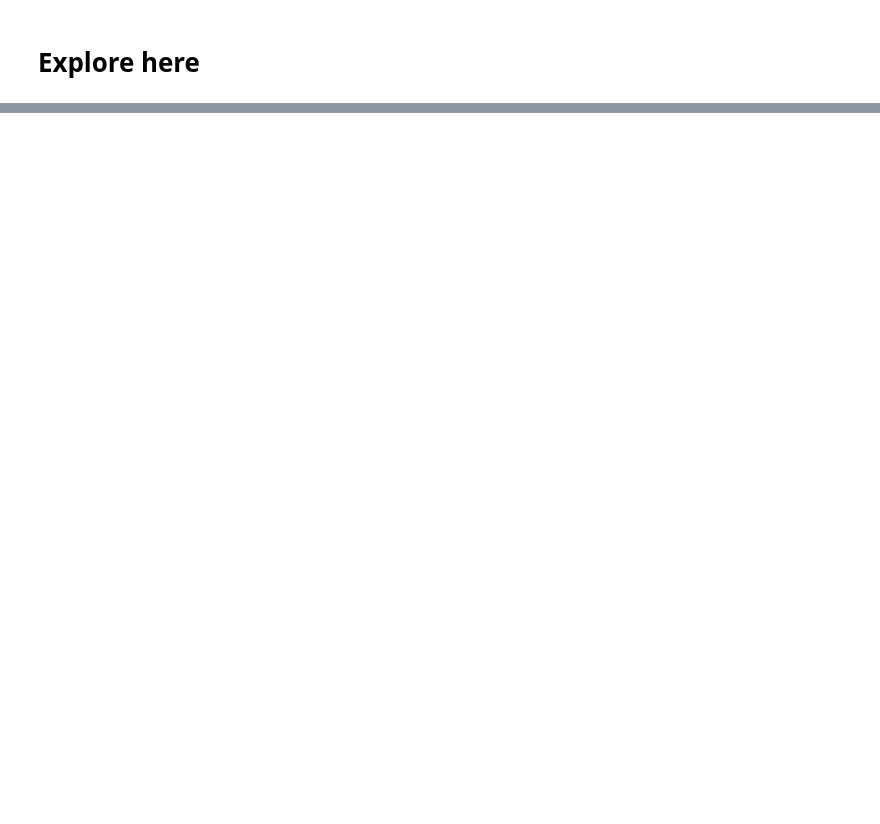
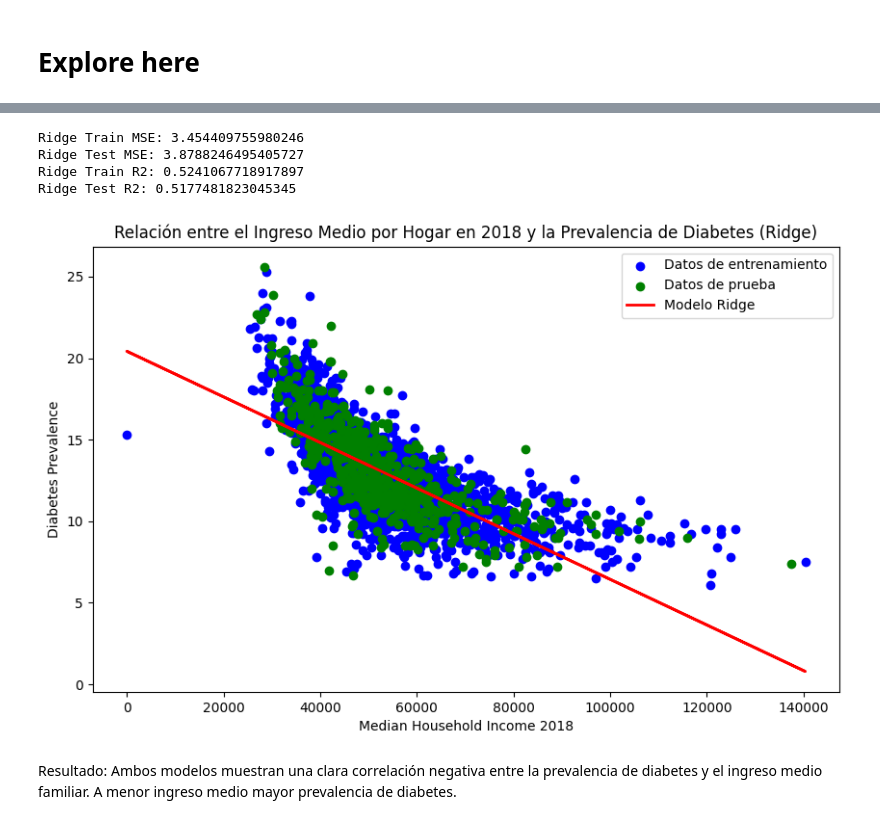
Before and after one commit to 4GeeksAcademy/Regresion_Lineal_Regularizada, a Jupyter notebook: src/explore.ipynb, the cells around one changed output, grey strips where cells are left out. Cells and saved outputs as stored; diff of their text form; code cells hidden in the pictures; blank space fills up the shorter version.

```diff
--- a/src/explore.ipynb
+++ b/src/explore.ipynb
@@ -36,0 +111,30 @@ memory usage: 2.6+ MB
+# %%
+from sklearn.linear_model import Ridge
+
+# Modelo Ridge
+ridge_model = Ridge(alpha=0.1, max_iter=300)
+ridge_model.fit(X_train_scaled, y_train)
+y_pred_train_ridge = ridge_model.predict(X_train_scaled)
+y_pred_test_ridge = ridge_model.predict(X_test_scaled)
+# %%
+# Modelo Ridge
+ridge_model = Ridge(alpha=0.1, max_iter=300)
+ridge_model.fit(X_train_scaled, y_train)
+y_pred_train_ridge = ridge_model.predict(X_train_scaled)
+y_pred_test_ridge = ridge_model.predict(X_test_scaled)
+
+# Evaluar el modelo Ridge
+train_mse_ridge = mean_squared_error(y_train, y_pred_train_ridge)
+test_mse_ridge = mean_squared_error(y_test, y_pred_test_ridge)
+train_r2_ridge = r2_score(y_train, y_pred_train_ridge)
+test_r2_ridge = r2_score(y_test, y_pred_test_ridge)
+
+print(f'Ridge Train MSE: {train_mse_ridge}')
+print(f'Ridge Test MSE: {test_mse_ridge}')
+print(f'Ridge Train R2: {train_r2_ridge}')
+print(f'Ridge Test R2: {test_r2_ridge}')
+# %% [output]
+Ridge Train MSE: 3.454409755980246
+Ridge Test MSE: 3.8788246495405727
+Ridge Train R2: 0.5241067718917897
+Ridge Test R2: 0.5177481823045345
@@ -36,0 +147,18 @@ memory usage: 2.6+ MB
+# %%
+import matplotlib.pyplot as plt
+
+# Grafico resultados Ridge
+plt.figure(figsize=(10, 6))
+plt.scatter(X_train, y_train, color='blue', label='Datos de entrenamiento')
+plt.scatter(X_test, y_test, color='green', label='Datos de prueba')
+plt.plot(X_train, y_pred_train_ridge, color='red', linewidth=2, label='Modelo Ridge')
+
+plt.xlabel('Median Household Income 2018')
+plt.ylabel('Diabetes Prevalence')
+plt.title('Relación entre el Ingreso Medio por Hogar en 2018 y la Prevalencia de Diabetes (Ridge)')
+plt.legend()
+plt.show()
+# %% [output]
+[figure, added]
+# %% [markdown]
+Resultado: Ambos modelos muestran una clara correlación negativa entre la prevalencia de diabetes y el ingreso medio familiar. A menor ingreso medio mayor prevalencia de diabetes.
```
Also changed, not shown: parts of 11 cells of this notebook, 3 other files.
